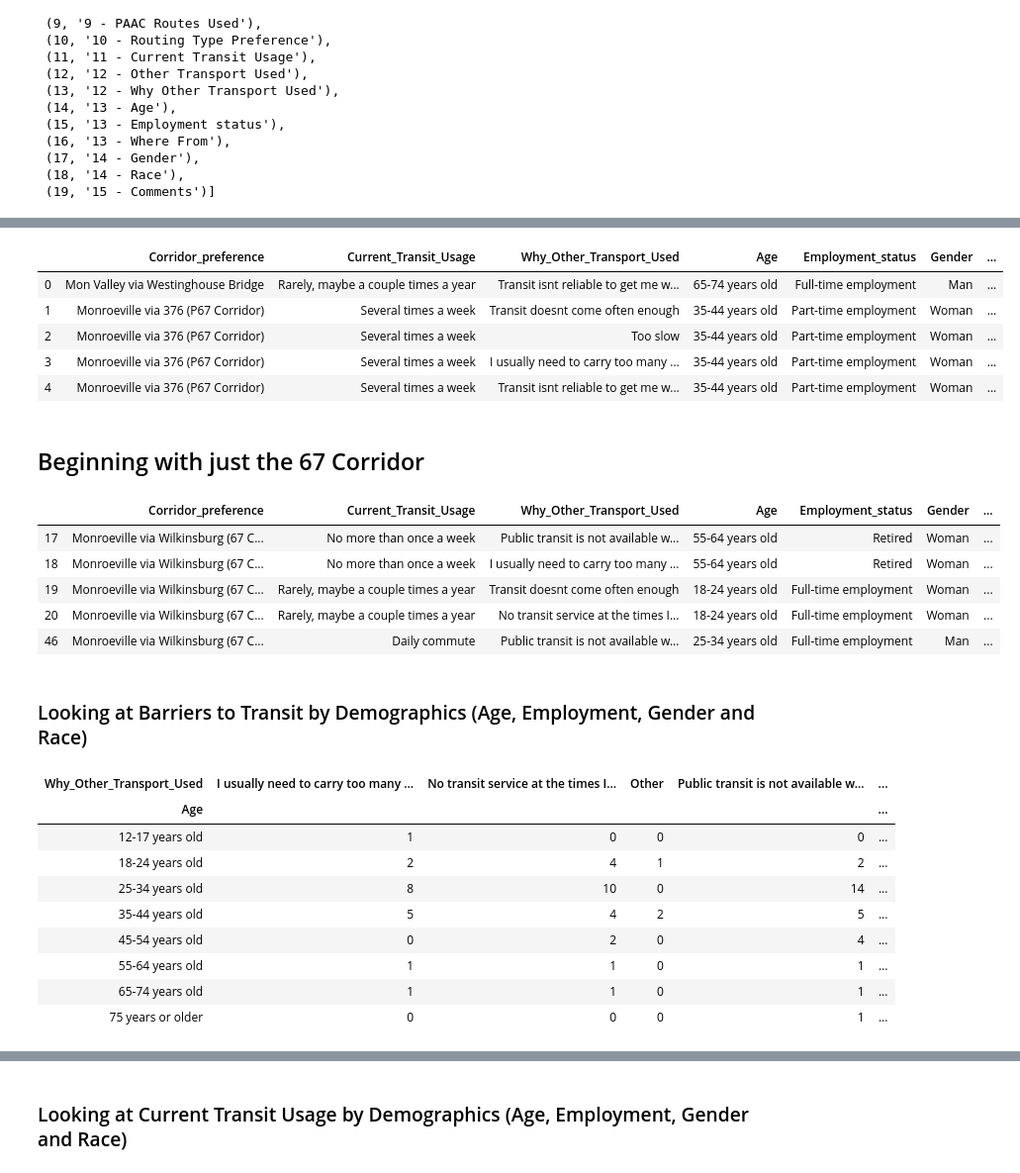
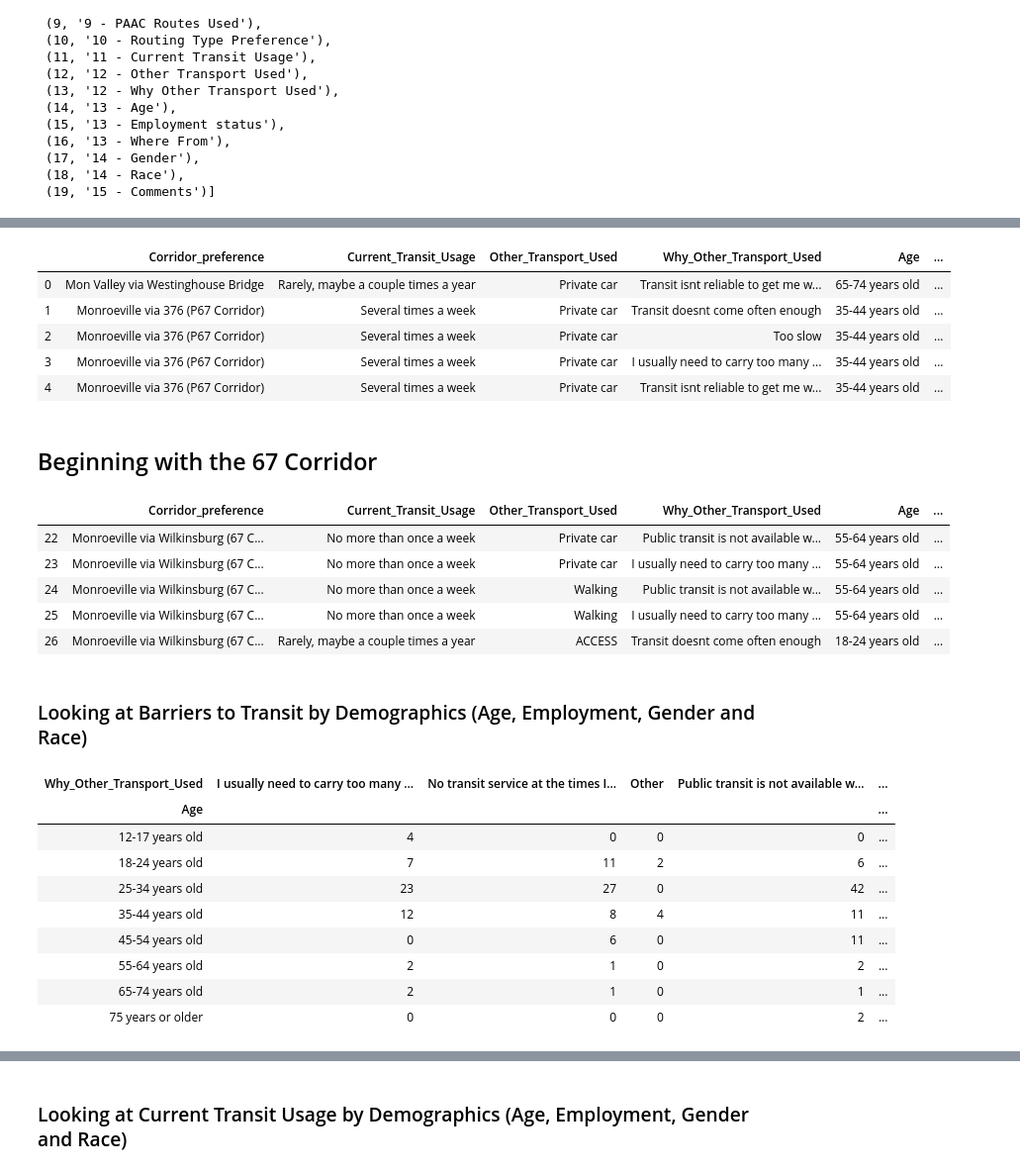
Before and after one commit to MattSamach/PPT_East_Busway, a Jupyter notebook: Notebooks/Demographic_Crosstabs.ipynb, the cells around one changed output, grey strips where cells are left out. Shown at 99% size. Cells and saved outputs as stored; diff of their text form; code cells hidden in the pictures.

```diff
--- a/Notebooks/Demographic_Crosstabs.ipynb
+++ b/Notebooks/Demographic_Crosstabs.ipynb
@@ -56,28 +30,28 @@ list(enumerate(pd.read_csv("../Data/responses_anonymous.csv", encoding = "ISO-88
 # %%
 # First will do Ages, Gender, Employment and Race vs Barriers to Transit
 
 data = hp.firstNormal(pd.read_csv("../Data/responses_anonymous.csv",
-                                  encoding = "ISO-8859-1", usecols=[6, 11, 13, 14, 15, 17, 18]))
+                                  encoding = "ISO-8859-1", usecols=[6, 11, 12, 13, 14, 15, 17, 18]))
 data.head()
 # %% [output]
-|  | Corridor_preference | Current_Transit_Usage | Why_Other_Transport_Used | Age | Employment_status | Gender | ... |
-| 0 | Mon Valley via Westinghouse Bridge | Rarely, maybe a couple times a year | Transit isnt reliable to get me w... | 65-74 years old | Full-time employment | Man | ... |
-| 1 | Monroeville via 376 (P67 Corridor) | Several times a week | Transit doesnt come often enough | 35-44 years old | Part-time employment | Woman | ... |
-| 2 | Monroeville via 376 (P67 Corridor) | Several times a week | Too slow | 35-44 years old | Part-time employment | Woman | ... |
-| 3 | Monroeville via 376 (P67 Corridor) | Several times a week | I usually need to carry too many ... | 35-44 years old | Part-time employment | Woman | ... |
-| 4 | Monroeville via 376 (P67 Corridor) | Several times a week | Transit isnt reliable to get me w... | 35-44 years old | Part-time employment | Woman | ... |
+|  | Corridor_preference | Current_Transit_Usage | Other_Transport_Used | Why_Other_Transport_Used | Age | ... |
+| 0 | Mon Valley via Westinghouse Bridge | Rarely, maybe a couple times a year | Private car | Transit isnt reliable to get me w... | 65-74 years old | ... |
+| 1 | Monroeville via 376 (P67 Corridor) | Several times a week | Private car | Transit doesnt come often enough | 35-44 years old | ... |
+| 2 | Monroeville via 376 (P67 Corridor) | Several times a week | Private car | Too slow | 35-44 years old | ... |
+| 3 | Monroeville via 376 (P67 Corridor) | Several times a week | Private car | I usually need to carry too many ... | 35-44 years old | ... |
+| 4 | Monroeville via 376 (P67 Corridor) | Several times a week | Private car | Transit isnt reliable to get me w... | 35-44 years old | ... |
 # %% [markdown]
-## Beginning with just the 67 Corridor
+## Beginning with the 67 Corridor
 # %%
 c67 = data[data.Corridor_preference == 'Monroeville via Wilkinsburg (67 Corridor)']
 c67.head()
 # %% [output]
-|  | Corridor_preference | Current_Transit_Usage | Why_Other_Transport_Used | Age | Employment_status | Gender | ... |
-| 17 | Monroeville via Wilkinsburg (67 C... | No more than once a week | Public transit is not available w... | 55-64 years old | Retired | Woman | ... |
-| 18 | Monroeville via Wilkinsburg (67 C... | No more than once a week | I usually need to carry too many ... | 55-64 years old | Retired | Woman | ... |
-| 19 | Monroeville via Wilkinsburg (67 C... | Rarely, maybe a couple times a year | Transit doesnt come often enough | 18-24 years old | Full-time employment | Woman | ... |
-| 20 | Monroeville via Wilkinsburg (67 C... | Rarely, maybe a couple times a year | No transit service at the times I... | 18-24 years old | Full-time employment | Woman | ... |
-| 46 | Monroeville via Wilkinsburg (67 C... | Daily commute | Public transit is not available w... | 25-34 years old | Full-time employment | Man | ... |
+|  | Corridor_preference | Current_Transit_Usage | Other_Transport_Used | Why_Other_Transport_Used | Age | ... |
+| 22 | Monroeville via Wilkinsburg (67 C... | No more than once a week | Private car | Public transit is not available w... | 55-64 years old | ... |
+| 23 | Monroeville via Wilkinsburg (67 C... | No more than once a week | Private car | I usually need to carry too many ... | 55-64 years old | ... |
+| 24 | Monroeville via Wilkinsburg (67 C... | No more than once a week | Walking | Public transit is not available w... | 55-64 years old | ... |
+| 25 | Monroeville via Wilkinsburg (67 C... | No more than once a week | Walking | I usually need to carry too many ... | 55-64 years old | ... |
+| 26 | Monroeville via Wilkinsburg (67 C... | Rarely, maybe a couple times a year | ACCESS | Transit doesnt come often enough | 18-24 years old | ... |
 # %% [markdown]
 ### Looking at Barriers to Transit by Demographics (Age, Employment, Gender and Race)
 # %%
@@ -87,14 +61,14 @@ pd.crosstab(c67.Age, c67.Why_Other_Transport_Used)
 # %% [output]
 | Why_Other_Transport_Used | I usually need to carry too many ... | No transit service at the times I... | Other | Public transit is not available w... | ... |
 | Age |  |  |  |  | ... |
-| 12-17 years old | 1 | 0 | 0 | 0 | ... |
-| 18-24 years old | 2 | 4 | 1 | 2 | ... |
-| 25-34 years old | 8 | 10 | 0 | 14 | ... |
-| 35-44 years old | 5 | 4 | 2 | 5 | ... |
-| 45-54 years old | 0 | 2 | 0 | 4 | ... |
-| 55-64 years old | 1 | 1 | 0 | 1 | ... |
-| 65-74 years old | 1 | 1 | 0 | 1 | ... |
-| 75 years or older | 0 | 0 | 0 | 1 | ... |
+| 12-17 years old | 4 | 0 | 0 | 0 | ... |
+| 18-24 years old | 7 | 11 | 2 | 6 | ... |
+| 25-34 years old | 23 | 27 | 0 | 42 | ... |
+| 35-44 years old | 12 | 8 | 4 | 11 | ... |
+| 45-54 years old | 0 | 6 | 0 | 11 | ... |
+| 55-64 years old | 2 | 1 | 0 | 2 | ... |
+| 65-74 years old | 2 | 1 | 0 | 1 | ... |
+| 75 years or older | 0 | 0 | 0 | 2 | ... |
 # %%
 # Employment Status
 pd.crosstab(c67.Employment_status, c67.Why_Other_Transport_Used)
```
Also changed, not shown: parts of 13 cells of this notebook, 4 other files.
